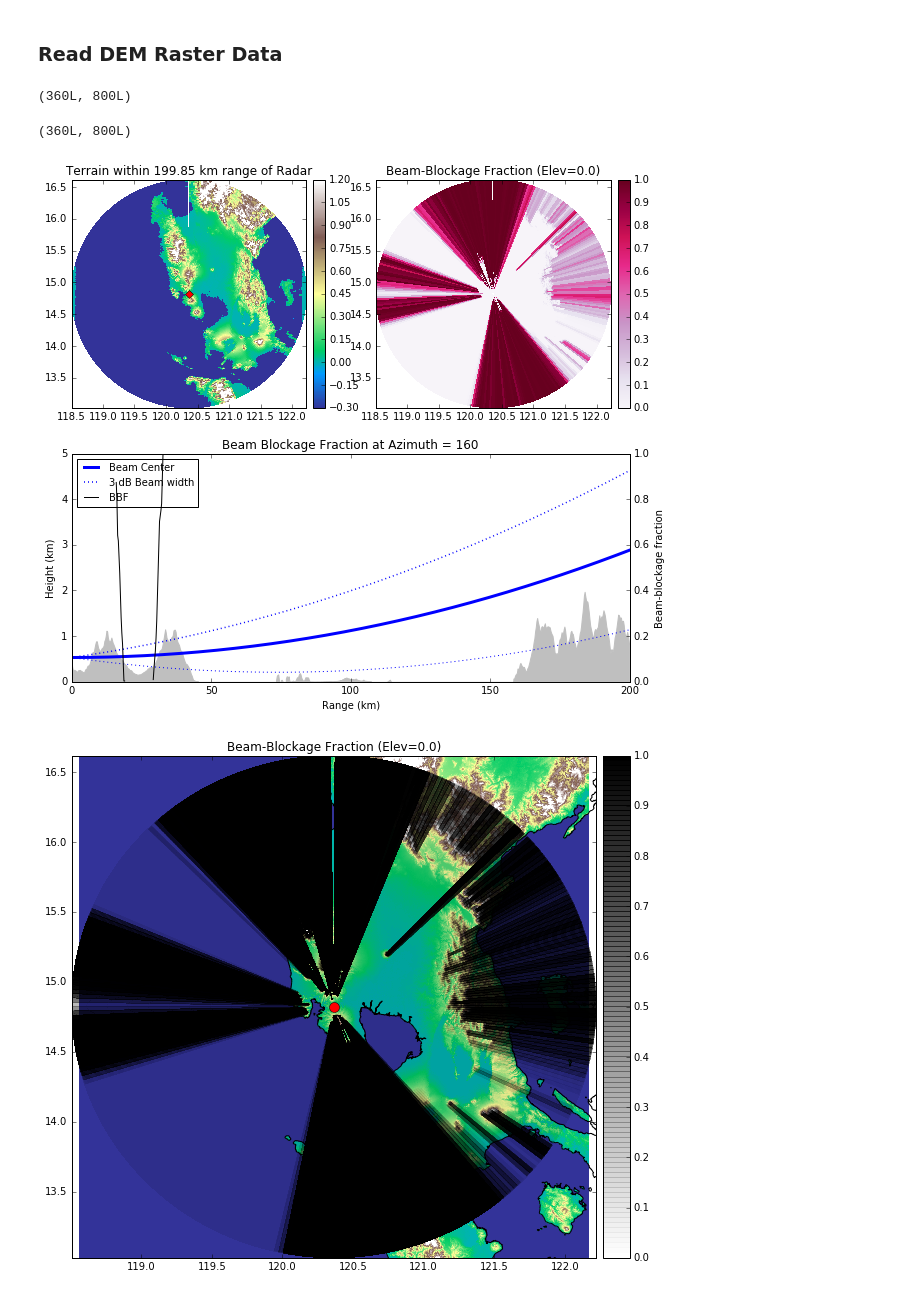
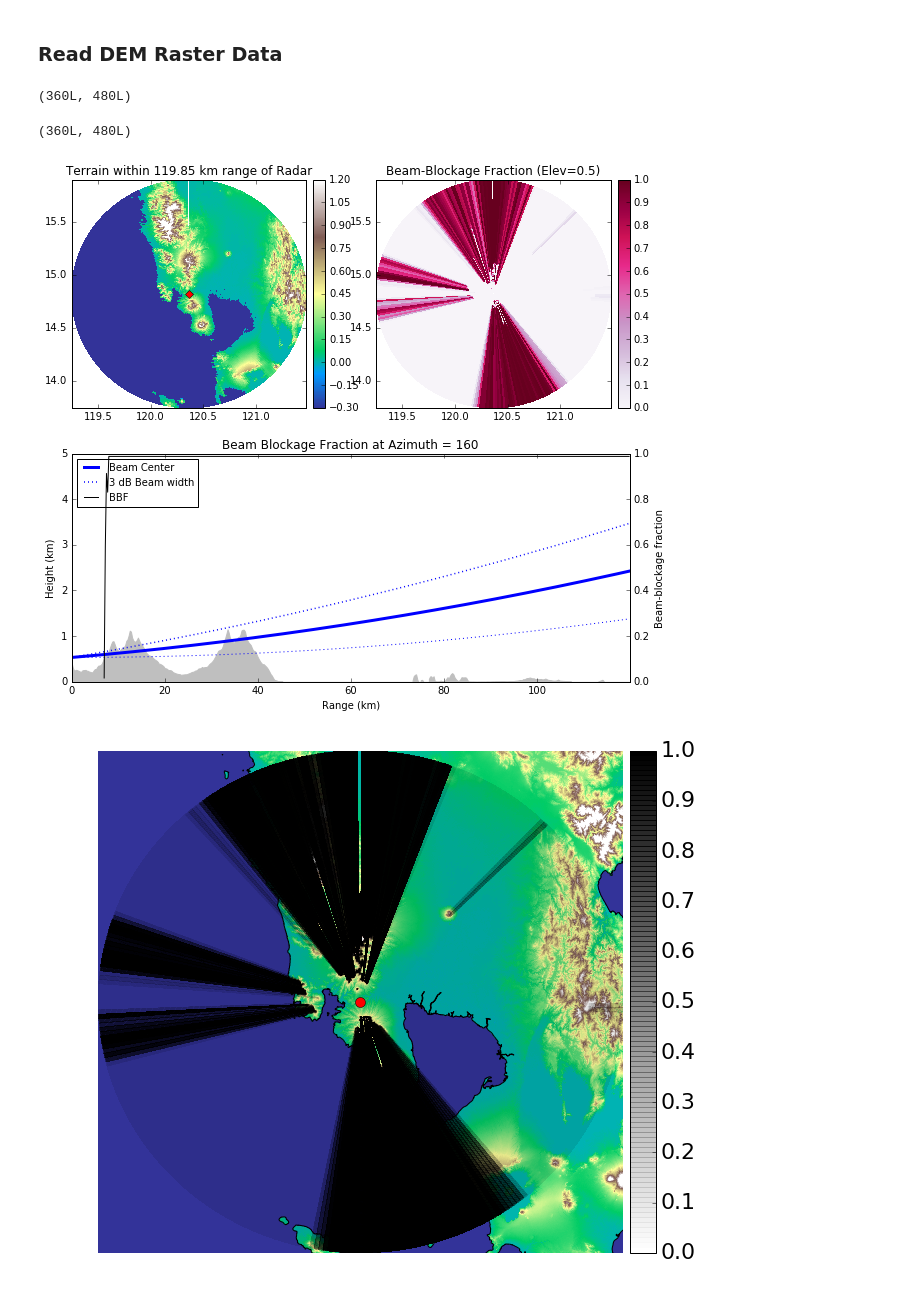
Before and after one commit to IreneCrisologo/phirad, a Jupyter notebook: beamblockage/Beam Blockage SUB.ipynb, the cells around one changed output. Cells and saved outputs as stored; diff of their text form; code cells hidden in the pictures.

```diff
--- a/beamblockage/Beam Blockage SUB.ipynb
+++ b/beamblockage/Beam Blockage SUB.ipynb
@@ -29,8 +29,8 @@ data, attrs = wrl.io.read_EDGE_netcdf(fname)
 sitecoords = attrs['sitecoords']
 nrays = len(attrs['az'])
 nbins = len(attrs['r'])
-nbins = 800
-el = attrs['Elevation']
+nbins = 480
+el = 0.5#attrs['Elevation']
 bw = 1.0
 #range_res = 500
 range_res = 250 # range resolution starting from July 1, 2015 (start date unsure)
@@ -81,13 +81,13 @@ polarvalues = wrl.ipol.cart2irregular_spline(rastercoords, rastervalues,
 
 print(polarvalues.shape)
 # %% [output]
-(360L, 800L)
+(360L, 480L)
 # %%
 PBB = wrl.qual.beam_block_frac(polarvalues, alt, beamradius)
 PBB = np.ma.masked_invalid(PBB)
 print(PBB.shape)
 # %% [output]
-(360L, 800L)
+(360L, 480L)
 # %%
 # calculate cumulative beam blockage CBB
 ind = np.nanargmax(PBB, axis=1)
@@ -161,8 +161,14 @@ axb.set_xlim(0., np.max(r / 1000.) + 0.1)
 legend = ax3.legend((bc, b3db, bbf), ('Beam Center', '3 dB Beam width', 'BBF'),
                     loc='upper left', fontsize=10)
 # %% [output]
-[figure, old version]
+[figure, new version]
 # %%
+font = {'family' : 'normal',
+        'weight' : 'normal',
+        'size'   : 22}
+
+pl.rc('font', **font)
+
 # Read shapefile for overlay
 PATH_Ph_shapefile = '../phirad-data/shapefiles/Country/Country.shp'
 dataset, inLayer = wrl.io.open_shape(PATH_Ph_shapefile)
@@ -171,32 +177,33 @@ borders, keys = wrl.georef.get_shape_coordinates(inLayer)
 raster_lon = rastercoords[...,...,0]
 raster_lat = rastercoords[...,...,1]
 
 import matplotlib.colors as mcolors
 
 # set up a linear colormap which is red and only changes alpha
 # (1,0,0,1) --> (1,0,0,0)
 colors = [(0,0,0,1-i) for i in np.linspace(1,0,3)]
 cmap = mcolors.LinearSegmentedColormap.from_list('mycmap', colors, N=100)
 
 fig = pl.figure(figsize=(10, 9))
 ax1 = pl.subplot(111)
 
 pl.plot(sitecoords[0],sitecoords[1],'ro',ms=10)
 dem = ax1.pcolormesh(raster_lon, raster_lat, rastervalues / 1000., cmap=mpl.cm.terrain,
                      vmin=-0.3, vmax=1.2)
 shade = np.empty_like(CBB)
 shade[:,:] = 0.1
 sh = ax1.contourf(lon, lat, shade, cmap=cmap, vmin=0, vmax=1)
 cbb = ax1.pcolormesh(lon, lat, CBB, cmap=cmap, vmin=0, vmax=1)
 wrl.vis.add_lines(ax1, borders, color='black', lw=1.)
-ax1.set_title('Beam-Blockage Fraction (Elev=%s)'%el)
+#ax1.set_title('Beam-Blockage Fraction (Elev=%s)'%el)
+ax1.set_axis_off()
 div1 = make_axes_locatable(ax1)
 cax1 = div1.append_axes("right", size="5%", pad=0.1)
 # colorbar
 fig.colorbar(cbb, cax=cax1)
 # limits
 ax1.set_xlim(lonmin, lonmax)
 ax1.set_ylim(latmin, latmax)
 ax1.set_aspect('auto')
 # %% [output]
-[figure, old version]
+[figure, new version]
```
Also changed, not shown: parts of 2 cells of this notebook, 1 other file.
